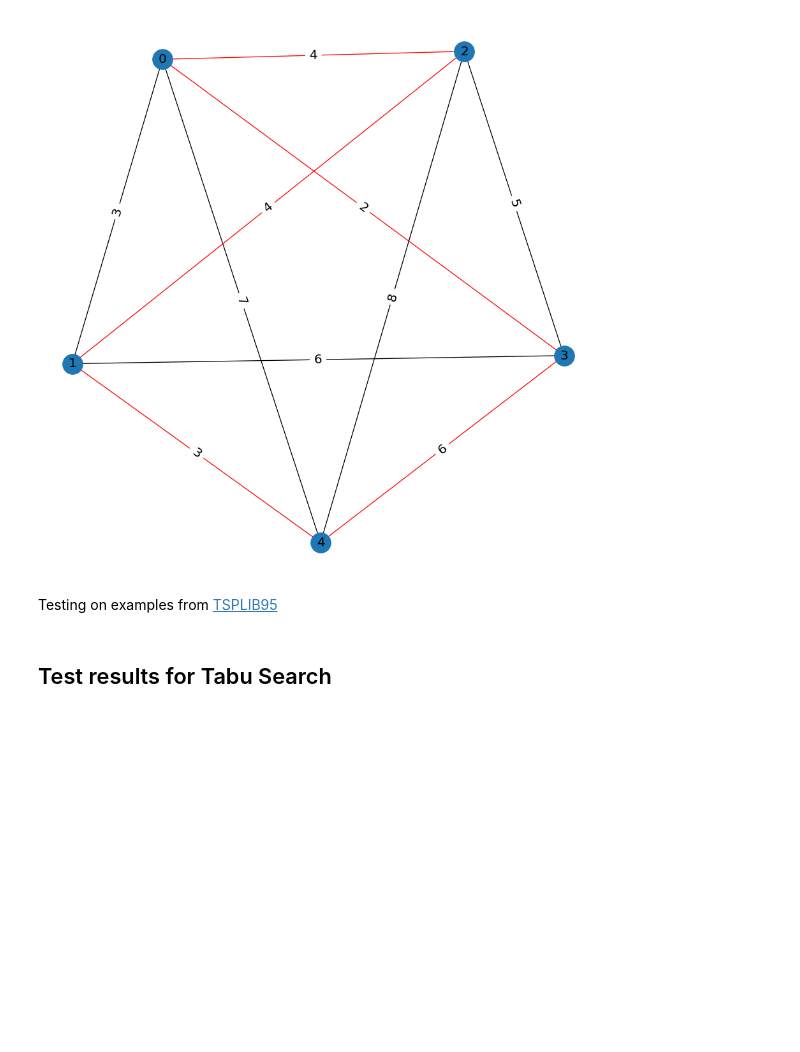
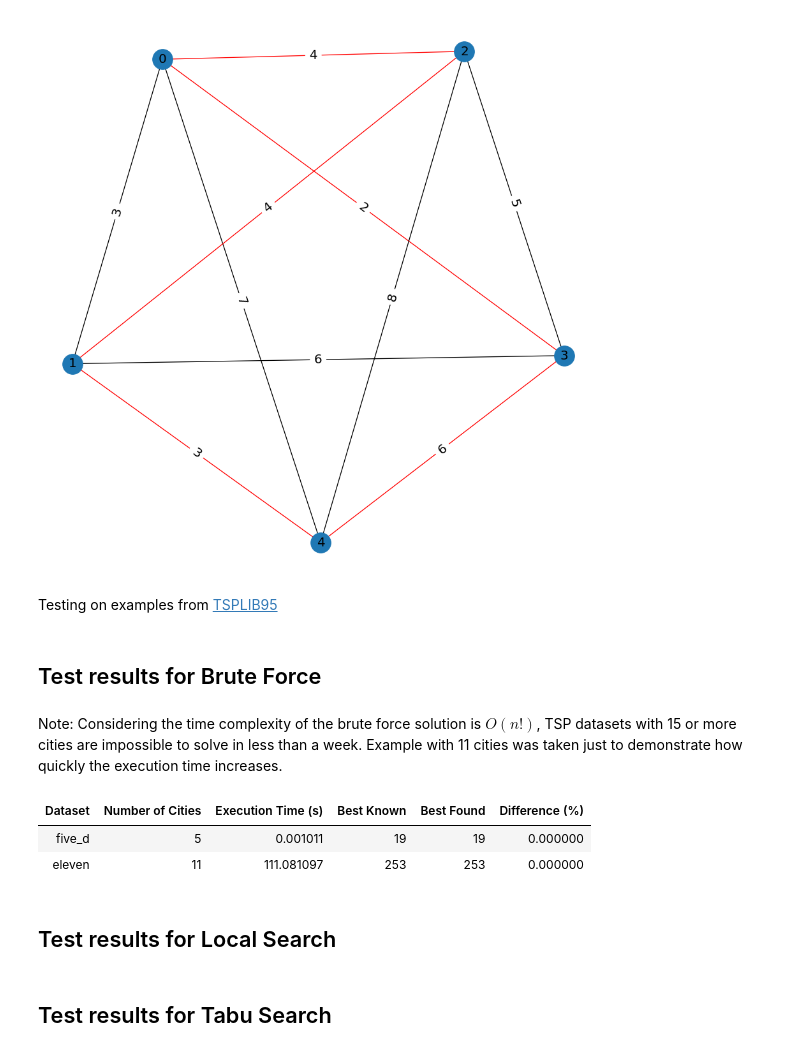
Before and after one commit to kunict11/RI-TabuSearch, a Jupyter notebook: tabu_search.ipynb, the cells around one changed output. Saved outputs shown, nothing was run; the diff lists cells and outputs as text; code cells hidden in the pictures; blank space fills up the shorter version.

Commit message:
Implement and test brute force algorithm. Redefine neighbourhood for local search

```diff
--- a/tabu_search.ipynb
+++ b/tabu_search.ipynb
@@ -252,3 +253,15 @@ def run_tests(algorithm, num_iters):
     df = pd.DataFrame(results, columns=['Dataset', 'Number of Cities', 'Average Time (s)', 'Best Known', 'Best Found', 'Difference (%)'])
 
     return df.style.hide_index()
+# %% [markdown]
+## Test results for Brute Force
+# %% [markdown]
+Note: Considering the time complexity of the brute force solution is $O(n!)$, TSP datasets with 15 or more cities are impossible to solve in less than a week. Example with 11 cities was taken just to demonstrate how quickly the execution time increases.
+# %%
+brute_force()
+# %% [output]
+| Dataset | Number of Cities | Execution Time (s) | Best Known | Best Found | Difference (%) |
+| five_d | 5 | 0.001011 | 19 | 19 | 0.000000 |
+| eleven | 11 | 111.081097 | 253 | 253 | 0.000000 |
+# %% [markdown]
+## Test results for Local Search
```
Also changed, not shown: parts of 5 cells of this notebook, 3 other files.
